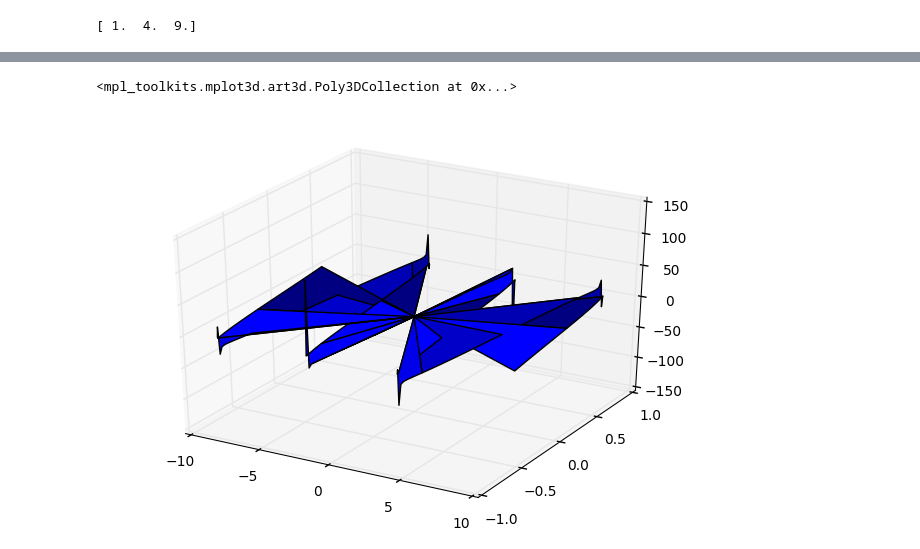
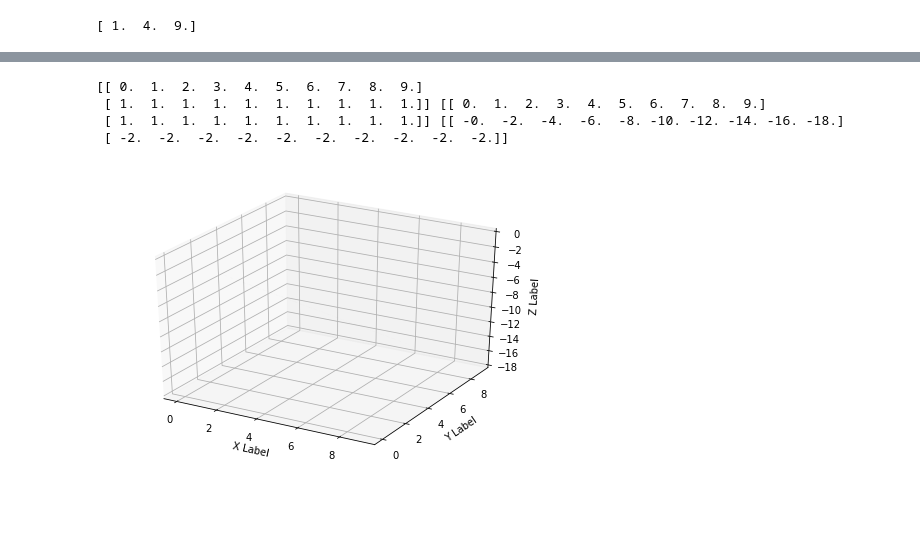
Before and after one commit to KiranArun/tensorflow, a Jupyter notebook: notebooks/tensorflow_playing.ipynb, the cells around one changed output, grey strips where cells are left out. Saved outputs shown, nothing was run; the diff lists cells and outputs as text; code cells hidden in the pictures; blank space fills up the shorter version.

```diff
--- a/notebooks/tensorflow_playing.ipynb
+++ b/notebooks/tensorflow_playing.ipynb
@@ -162,16 +203,28 @@ AttributeError: 'module' object has no attribute 'global_variables_initializer'
 # %%
 import numpy as np
 import tensorflow as tf
 import matplotlib.pyplot as plt
 from mpl_toolkits.mplot3d import Axes3D
 %matplotlib inline
 
 fig = plt.figure()
 ax = Axes3D(fig)
-x = np.array([np.linspace(-10, 10, 210), np.zeros(210)])
-y = np.sin(x)
-z = np.tan(x)
+
+#y = x = np.array([np.linspace(0,10,21), np.linspace(0,10,21)])
+y = x = np.array([np.arange(0, 10, 1), np.ones(10)])
+z = -2*x
+
 ax.plot_surface(x, y, z)
+
+print x, y, z
+ax.set_xlabel('X Label')
+ax.set_ylabel('Y Label')
+ax.set_zlabel('Z Label')
+
+plt.show()
 # %% [output]
-<mpl_toolkits.mplot3d.art3d.Poly3DCollection at 0x...>
+[[ 0.  1.  2.  3.  4.  5.  6.  7.  8.  9.]
+ [ 1.  1.  1.  1.  1.  1.  1.  1.  1.  1.]] [[ 0.  1.  2.  3.  4.  5.  6.  7.  8.  9.]
+ [ 1.  1.  1.  1.  1.  1.  1.  1.  1.  1.]] [[ -0.  -2.  -4.  -6.  -8. -10. -12. -14. -16. -18.]
+ [ -2.  -2.  -2.  -2.  -2.  -2.  -2.  -2.  -2.  -2.]]
-[figure, old version]
+[figure, new version]
```
Also changed, not shown: parts of 10 cells of this notebook.
